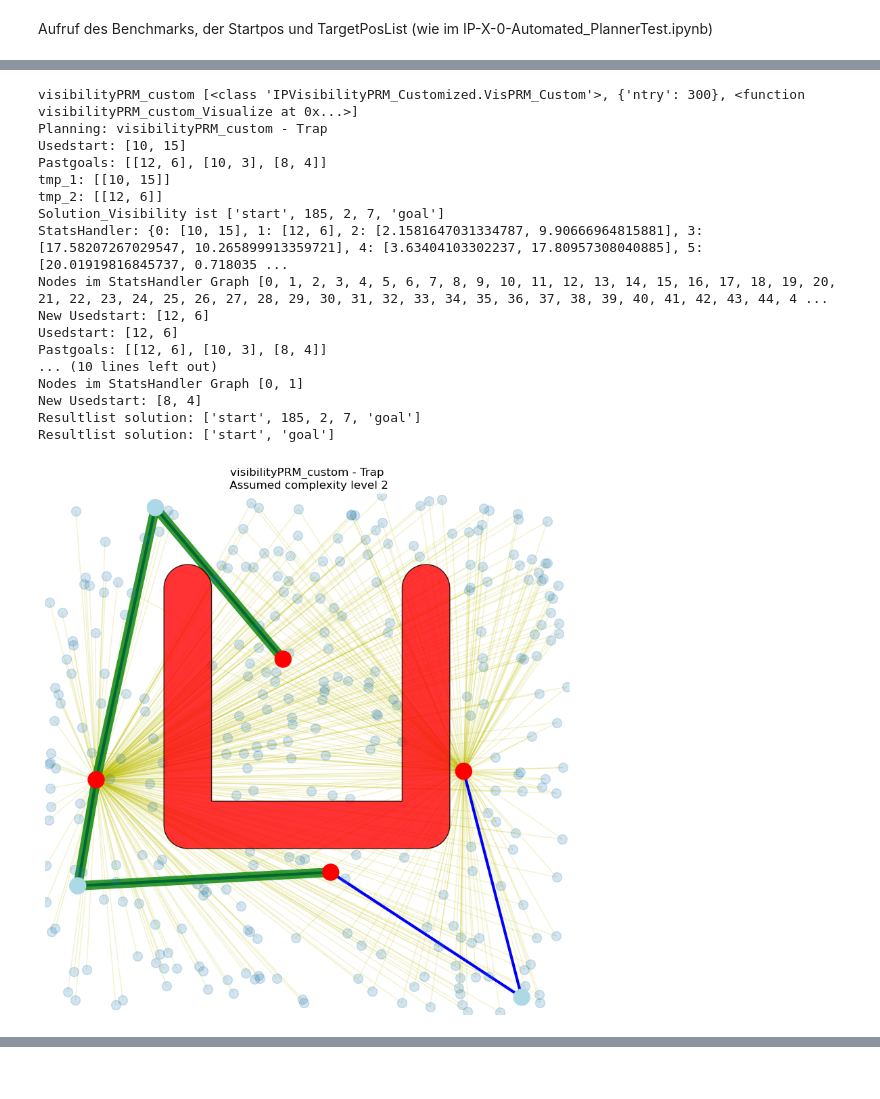
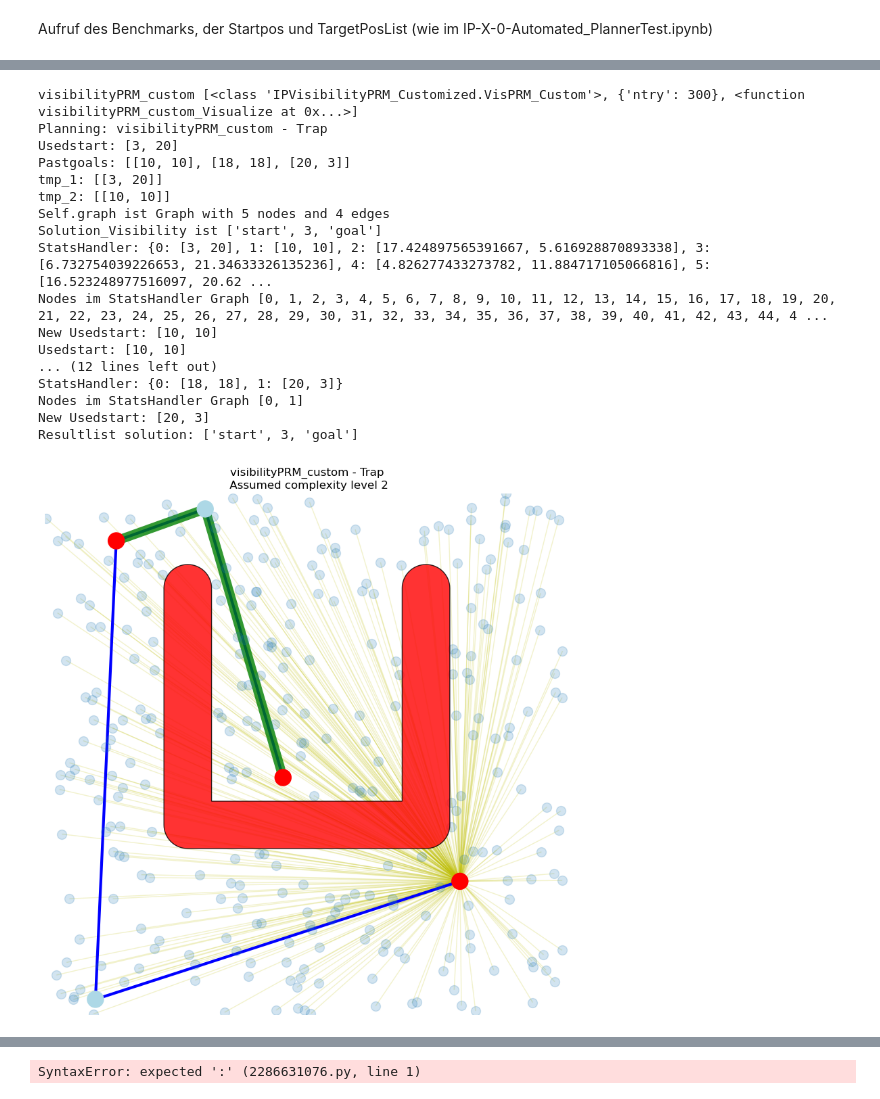
Before and after one commit to moritzscheckenbach/Roundtrip_Path_Planning, a Jupyter notebook: roundtrip_path_planner/Evaluation.ipynb, the cells around one changed output, grey strips where cells are left out. Saved outputs shown, nothing was run; the diff lists cells and outputs as text; code cells hidden in the pictures.

```diff
--- a/roundtrip_path_planner/Evaluation.ipynb
+++ b/roundtrip_path_planner/Evaluation.ipynb
@@ -15,33 +96,31 @@ importlib.reload(roundtrip_path_planner)
 # %%
 ######
 # Test
 ######
-
-fullBenchList = IPTestSuiteSS2023.benchList
 Environment_Test = fullBenchList[0]
 
-test_startlist =[[10,15]]
-test_goallist = [[10,3], [12,6], [8,4]]
+test_startlist =[[3, 20]]
+test_goallist = [[10, 10], [20,3], [18,18]]
 
 # Planen = roundtrip_path_planner.Roundtrip_Path_Planner(Environment_Test.startList, Environment_Test.goalList, Environment_Test ,"basePRM")
 Planen = roundtrip_path_planner.Roundtrip_Path_Planner(test_startlist, test_goallist, Environment_Test ,"visibilityPRM_custom")
 Planen.plan()
 # %% [output]
 visibilityPRM_custom [<class 'IPVisibilityPRM_Customized.VisPRM_Custom'>, {'ntry': 300}, <function visibilityPRM_custom_Visualize at 0x...>]
 Planning: visibilityPRM_custom - Trap
-Usedstart: [10, 15]
-Pastgoals: [[12, 6], [10, 3], [8, 4]]
-tmp_1: [[10, 15]]
-tmp_2: [[12, 6]]
-Solution_Visibility ist ['start', 185, 2, 7, 'goal']
-StatsHandler: {0: [10, 15], 1: [12, 6], 2: [2.1581647031334787, 9.90666964815881], 3: [17.58207267029547, 10.265899913359721], 4: [3.63404103302237, 17.80957308040885], 5: [20.01919816845737, 0.718035 ...
+Usedstart: [3, 20]
+Pastgoals: [[10, 10], [18, 18], [20, 3]]
+tmp_1: [[3, 20]]
+tmp_2: [[10, 10]]
+Self.graph ist Graph with 5 nodes and 4 edges
+Solution_Visibility ist ['start', 3, 'goal']
+StatsHandler: {0: [3, 20], 1: [10, 10], 2: [17.424897565391667, 5.616928870893338], 3: [6.732754039226653, 21.34633326135236], 4: [4.826277433273782, 11.884717105066816], 5: [16.523248977516097, 20.62 ...
 Nodes im StatsHandler Graph [0, 1, 2, 3, 4, 5, 6, 7, 8, 9, 10, 11, 12, 13, 14, 15, 16, 17, 18, 19, 20, 21, 22, 23, 24, 25, 26, 27, 28, 29, 30, 31, 32, 33, 34, 35, 36, 37, 38, 39, 40, 41, 42, 43, 44, 4 ...
-New Usedstart: [12, 6]
-Usedstart: [12, 6]
-Pastgoals: [[12, 6], [10, 3], [8, 4]]
-... (10 lines left out)
+New Usedstart: [10, 10]
+Usedstart: [10, 10]
+... (12 lines left out)
+StatsHandler: {0: [18, 18], 1: [20, 3]}
 Nodes im StatsHandler Graph [0, 1]
-New Usedstart: [8, 4]
-Resultlist solution: ['start', 185, 2, 7, 'goal']
-Resultlist solution: ['start', 'goal']
+New Usedstart: [20, 3]
+Resultlist solution: ['start', 3, 'goal']
-[figure, old version]
+[figure, new version]
@@ -49,0 +129,4 @@ Resultlist solution: ['start', 'goal']
+# %%
+for i in fullBenchList
+# %% [output]
+SyntaxError: expected ':' (2286631076.py, line 1)
```
Also changed, not shown: parts of 9 cells of this notebook, 4 other files.
